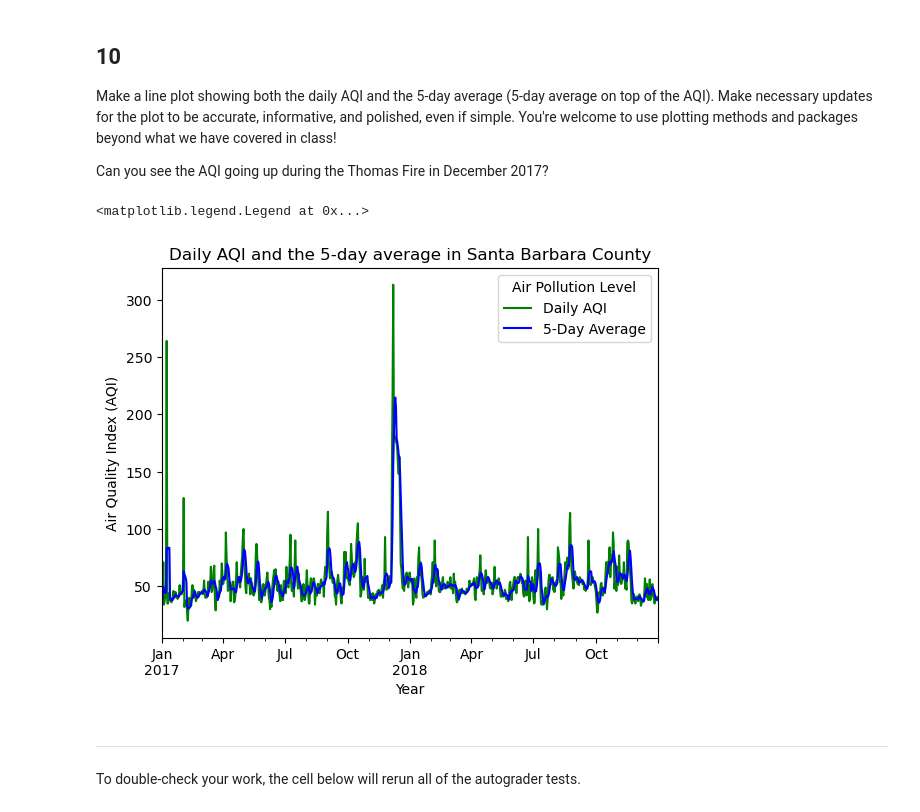
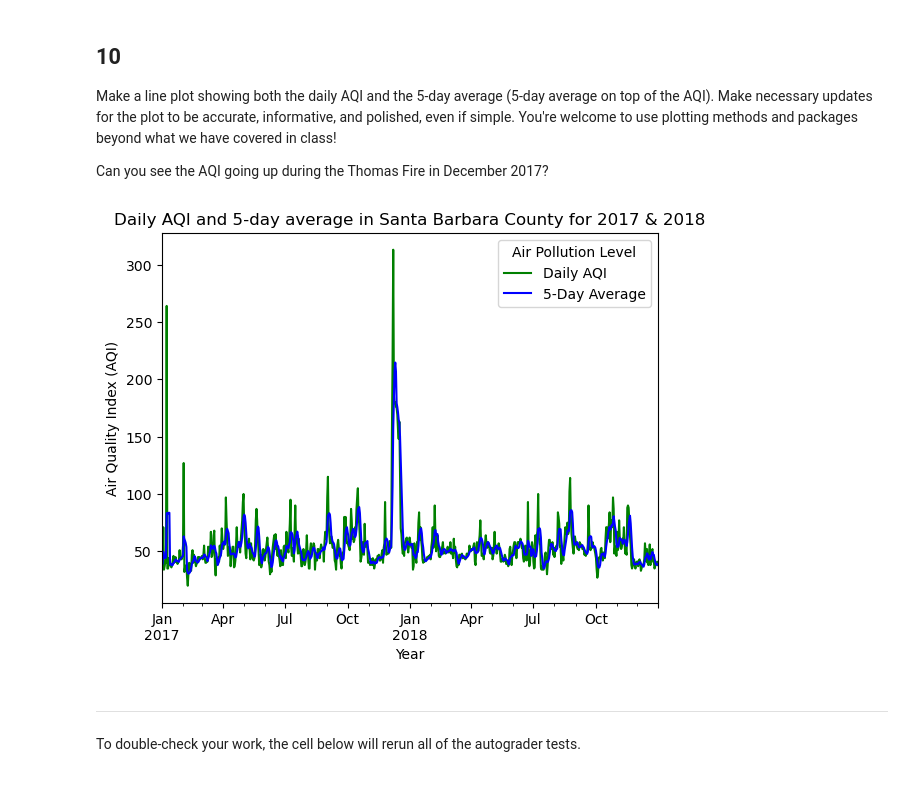
Before and after one commit to aakikip/eds220-hwk2, a Jupyter notebook: task3/hwk2-task3-aqi.ipynb, the cells around one changed output. Cells and saved outputs as stored; diff of their text form; code cells hidden in the pictures.

```diff
--- a/task3/hwk2-task3-aqi.ipynb
+++ b/task3/hwk2-task3-aqi.ipynb
@@ -463,13 +452,11 @@ Can you see the AQI going up during the Thomas Fire in December 2017?
 # %%
 # Plot showing both the daily AQI and the 5-day average
 daily_aqi_rollingavg = aqi_sb[['aqi', 'five_day_average']].plot(ylabel = 'Air Quality Index (AQI)',
                                         xlabel = 'Year',
-                                        title = 'Daily AQI and the 5-day average in Santa Barbara County',
-                                        color = ['green', 'blue'])
-daily_aqi_rollingavg.legend(['Daily AQI', '5-Day Average'], title = 'Air Pollution Level')
+                                        title = 'Daily AQI and 5-day average in Santa Barbara County for 2017 & 2018',
+                                        color = ['green', 'blue']).legend(['Daily AQI', '5-Day Average'], title = 'Air Pollution Level')
 # %% [output]
-<matplotlib.legend.Legend at 0x...>
-[figure, old version]
+[figure, new version]
 # %% [markdown]
 ---
 
```
Also changed, not shown: parts of 7 cells of this notebook.
